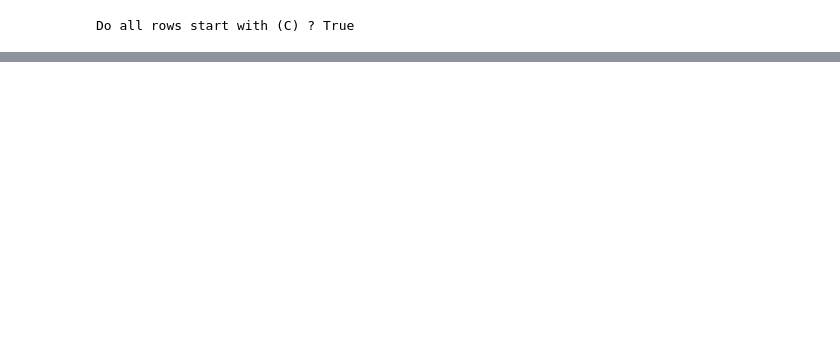
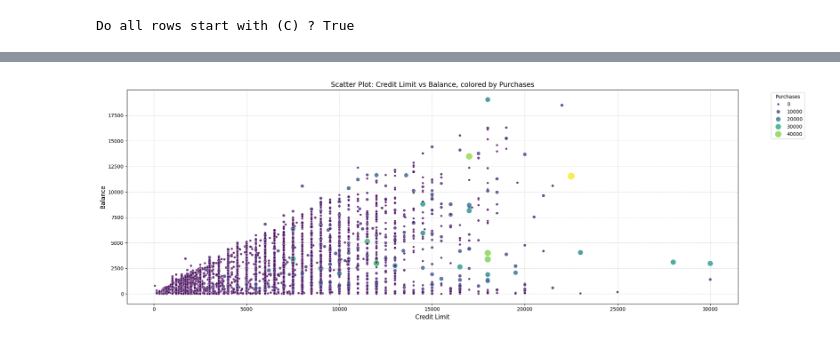
Before and after one commit to MrRezamo/Credit-Card-Clustering-with-Machine-Learning, a Jupyter notebook: Project/Main.ipynb, the cells around one changed output, grey strips where cells are left out. Drawn from its saved outputs; the diff is of its cells as text; code cells hidden in the pictures; blank space fills up the shorter version.

```diff
--- a/Project/Main.ipynb
+++ b/Project/Main.ipynb
@@ -126,0 +244,21 @@ def plot_missing_values(missing_df, threshold=50, figsize=(20, 8)):
+# %%
+plt.figure(figsize=(20, 7))
+sns.scatterplot(
+    x=data['CREDIT_LIMIT'],
+    y=data['BALANCE'],
+    hue=data['PURCHASES'],
+    palette='viridis',
+    size=data['PURCHASES'],
+    sizes=(20, 200),
+    alpha=0.8,
+    edgecolor="w"
+)
+plt.title("Scatter Plot: Credit Limit vs Balance, colored by Purchases", fontsize=14)
+plt.xlabel("Credit Limit", fontsize=12)
+plt.ylabel("Balance", fontsize=12)
+plt.grid(True, linestyle="--", alpha=0.5)
+plt.legend(title="Purchases", bbox_to_anchor=(1.05, 1), loc='upper left')
+plt.tight_layout()
+plt.show()
+# %% [output]
+[figure, added]
```
Also changed, not shown: parts of 18 cells of this notebook.
